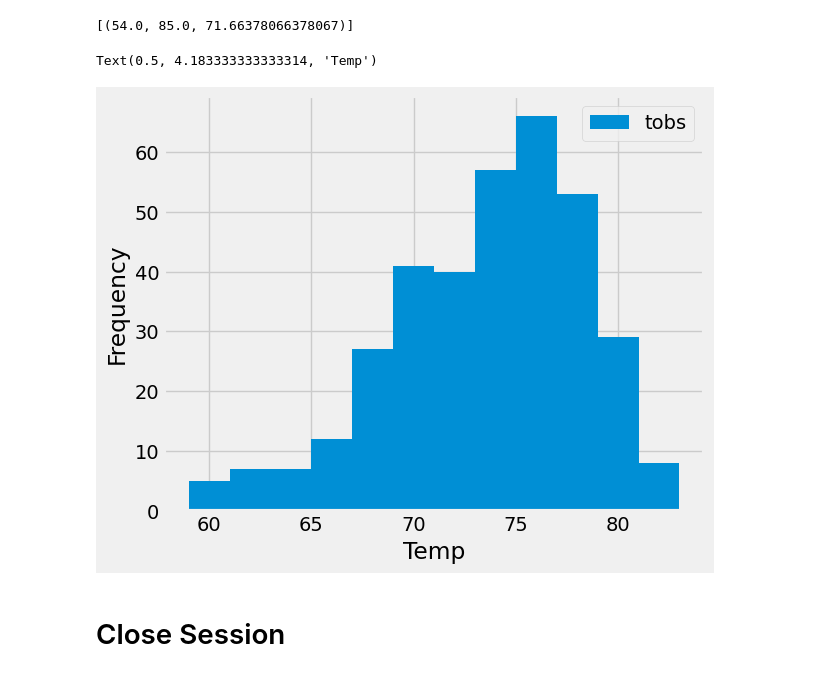
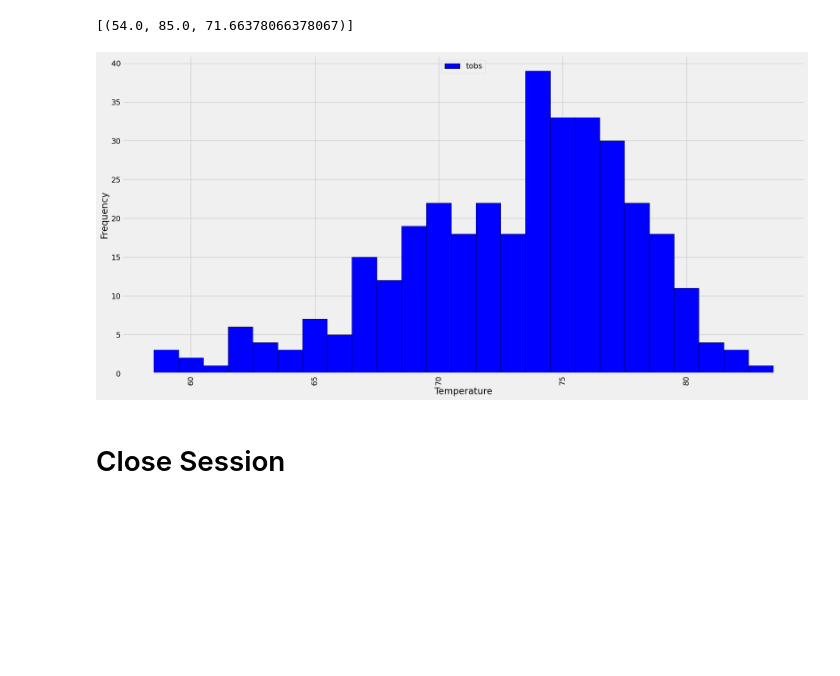
Before and after one commit to canayter/sqlalchemy-trip-planner, a Jupyter notebook: climate_analysis.ipynb, the cells around one changed output. Drawn from its saved outputs; the diff is of its cells as text; code cells hidden in the pictures; blank space fills up the shorter version.

```diff
--- a/climate_analysis.ipynb
+++ b/climate_analysis.ipynb
@@ -89,6 +95,8 @@ session.query(func.count(Station.station)).all()
 # %%
 # Design a query to find the most active stations (i.e. which stations have the most rows?)
 # List the stations and their counts in descending order.
-session.query(Measurement.station, func.count(Measurement.station)).\
-    group_by(Measurement.station).order_by(func.count(Measurement.station).desc()).all()
+station_activity = session.query(Measurement.station, func.count(Measurement.station)).group_by(Measurement.station).order_by(func.count(Measurement.station).desc()).all()
+station_activity
+highest_activity = station_activity[0][0]
+highest_activity
 # %% [output]
@@ -108,24 +108,49 @@ session.query(func.min(Measurement.tobs), func.max(Measurement.tobs), func.avg(M
 # %% [output]
 [(54.0, 85.0, 71.66378066378067)]
-# %%
-# Using the most active station id
-# Query the last 12 months of temperature observation data for this station and plot the results as a histogram
-import datetime as dt
-from pandas.plotting import table
-
-prev_year = dt.date(2017, 8, 23) - dt.timedelta(days=365)
-
-results = session.query(Measurement.tobs).\
-    filter(Measurement.station == "USC00519281").\
-    filter(Measurement.date >= prev_year).all()
-
-df = pd.DataFrame(results, columns=["tobs"])
-df.plot.hist(bins=12)
-plt.tight_layout()
-plt.xlabel("Temp")
-# %% [output]
-Text(0.5, 4.183333333333314, 'Temp')
-[figure, removed]
+# %%
+# Using the most active station ID, query the last 12 months of temperature observation data for this station and plot the results as a histogram
+most_recent_date = session.query(Measurement.date).order_by(Measurement.date.desc()).first()
+most_recent_date = dt.datetime.strptime(most_recent_date[0], '%Y-%m-%d')
+most_recent_date
+
+one_year_ago = most_recent_date - dt.timedelta(days=365)
+
+# Data frequency
+most_active_temp_freq = session.query(Measurement.tobs).filter(Measurement.date >= one_year_ago).filter(Measurement.station == highest_activity).all()
+most_active_temp_freq
+
+# TOBS grouped by frequency
+most_active_freq=pd.DataFrame(most_active_temp_freq, columns=['tobs'])
+most_active_freq.head()
+tobs_freq = pd.DataFrame(most_active_freq.groupby(['tobs']).size(), columns=['frequency'])
+tobs_freq
+
+# Data date
+most_active_temp_date = session.query(Measurement.date, Measurement.tobs).filter(Measurement.date >= one_year_ago).filter(Measurement.station == highest_activity).all()
+most_active_temp_date
+
+# TOBS grouped by month
+most_active_12mo=pd.DataFrame(most_active_temp_date, columns=['date', 'tobs'])
+most_active_12mo['date'] = pd.to_datetime(most_active_12mo['date'])
+most_active_12mo['month'] = most_active_12mo['date'].dt.month
+most_active_12mo_grouped = most_active_12mo.groupby('month')['tobs'].mean().reset_index()
+most_active_12mo_grouped.head(12)
+
+# Sort the dataframe by date
+most_active_12mo.sort_values(by=['date'])
+most_active_12mo.head()
+
+#Use Pandas Plotting with Matplotlib to plot the data
+plt.figure(figsize=(20,10))
+plt.bar(tobs_freq.index, tobs_freq['frequency'], width=1, color='b', align="center", edgecolor='black')
+plt.grid(True, which='both', axis='both', )
+plt.xlabel("Temperature")
+plt.ylabel("Frequency")
+plt.legend(["tobs"], loc="upper center")
+plt.xticks(rotation=90)
+plt.show()
+# %% [output]
+[figure, added]
 # %% [markdown]
 # Close Session
 # %%
```
Also changed, not shown: parts of 11 cells of this notebook, 1 other file.
